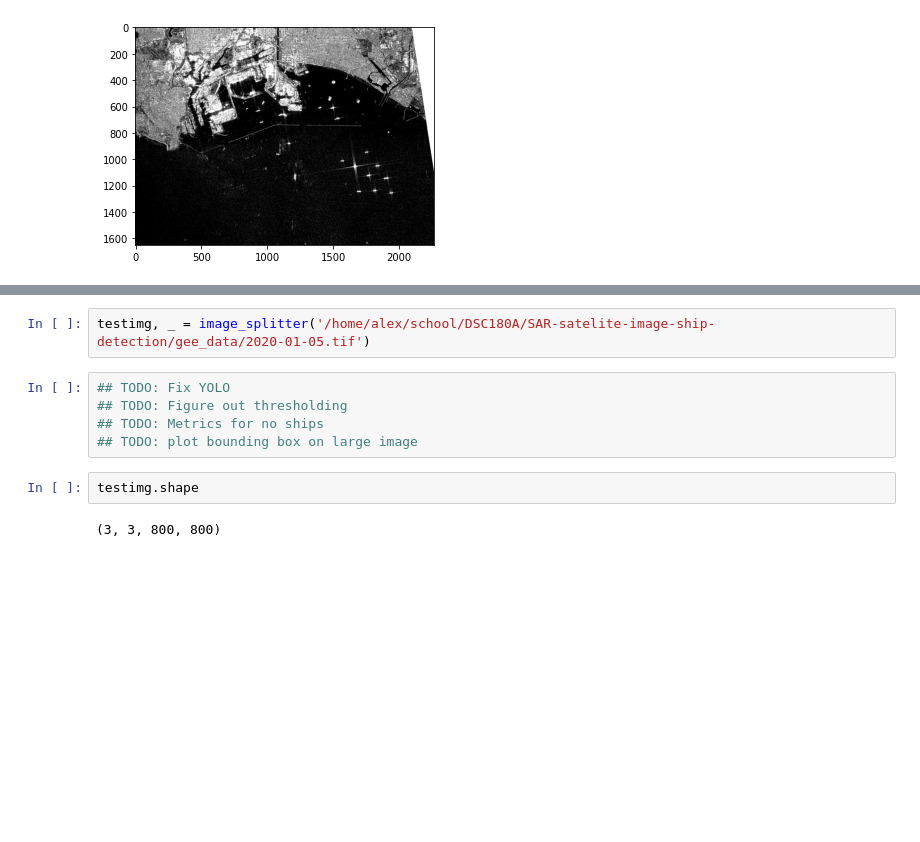
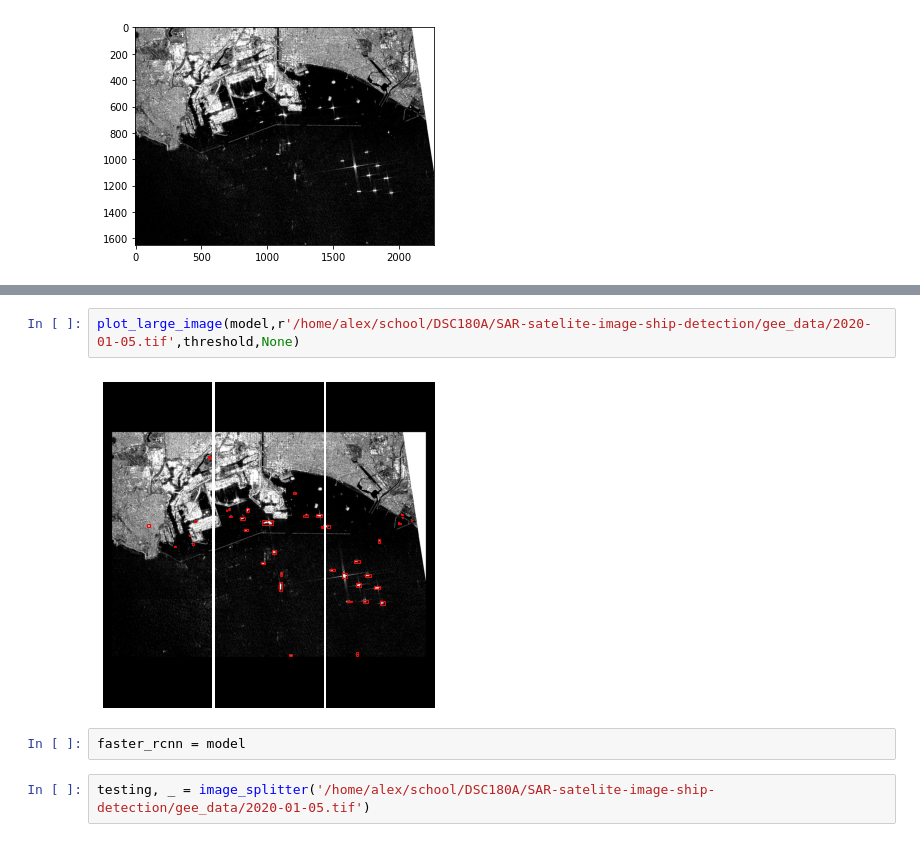
Before and after one commit to alexmak001/SAR-satelite-image-ship-detection, a Jupyter notebook: alex_notebooks/resultsVisualize.ipynb, the cells around one changed output, grey strips where cells are left out. Cells and saved outputs as stored; diff of their text form; blank space fills up the shorter version.

```diff
--- a/alex_notebooks/resultsVisualize.ipynb
+++ b/alex_notebooks/resultsVisualize.ipynb
@@ -474,11 +609,8 @@ with rasterio.open(r'/home/alex/school/DSC180A/SAR-satelite-image-ship-detection
+# %%
+plot_large_image(model,r'/home/alex/school/DSC180A/SAR-satelite-image-ship-detection/gee_data/2020-01-05.tif',threshold,None)
+# %% [output]
+[figure, added]
+# %%
+faster_rcnn = model
 # %%
-testimg, _ = image_splitter('/home/alex/school/DSC180A/SAR-satelite-image-ship-detection/gee_data/2020-01-05.tif')
+testing, _ = image_splitter('/home/alex/school/DSC180A/SAR-satelite-image-ship-detection/gee_data/2020-01-05.tif')
-# %%
-## TODO: Fix YOLO
-## TODO: Figure out thresholding
-## TODO: Metrics for no ships
-## TODO: plot bounding box on large image
-# %%
-testimg.shape
-# %% [output]
-(3, 3, 800, 800)
```
Also changed, not shown: parts of 16 cells of this notebook, 6 other files.
